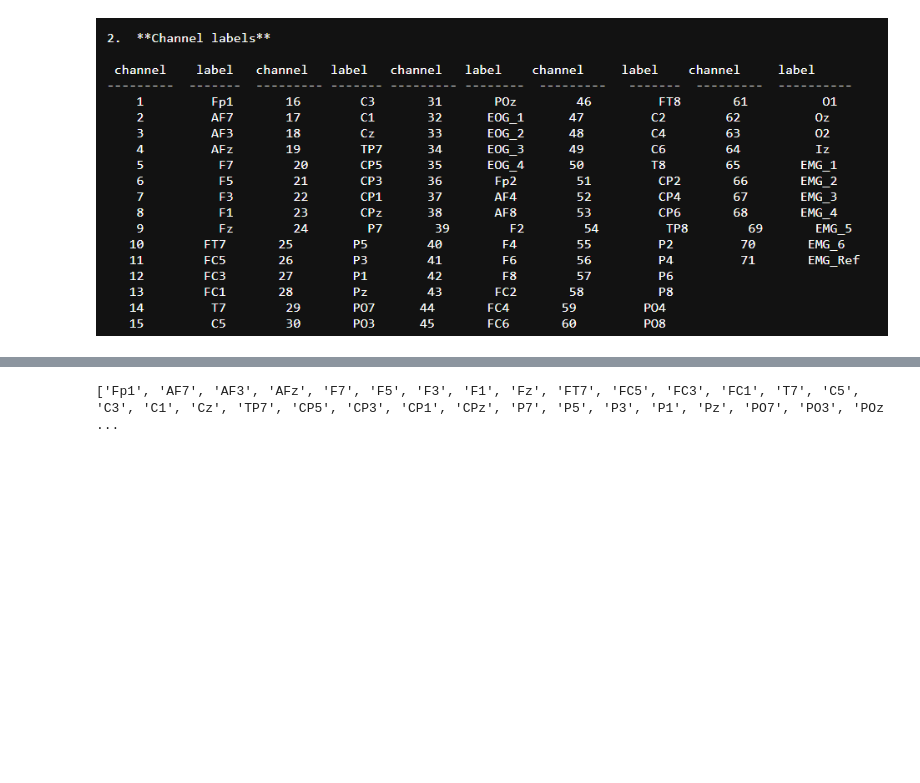
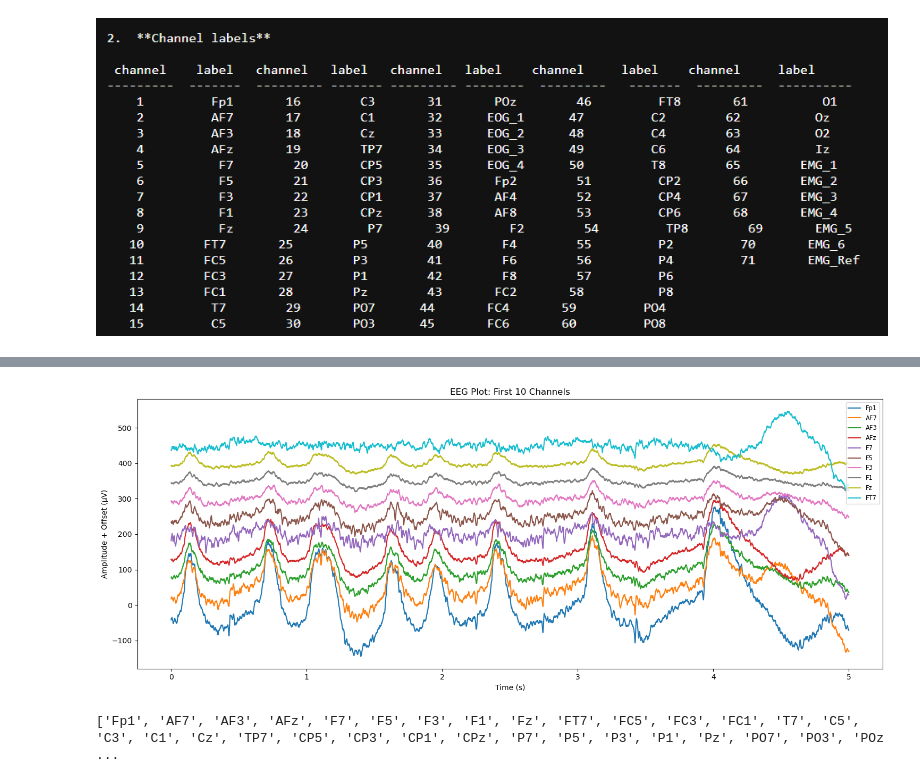
Before and after one commit to cepdnaclk/e19-4yp-Classification-of-Motor-Imagery-EEG-based-Tasks-for-Brain-Computer-Interfacing-Applications, a Jupyter notebook: code/Intra_Subject_MI_task_Classification.ipynb, the cells around one changed output, grey strips where cells are left out. Drawn from its saved outputs; the diff is of its cells as text; code cells hidden in the pictures; blank space fills up the shorter version.

```diff
--- a/code/Intra_Subject_MI_task_Classification.ipynb
+++ b/code/Intra_Subject_MI_task_Classification.ipynb
@@ -73,0 +81,31 @@ Using matplotlib as 2D backend.
+# %%
+import matplotlib.pyplot as plt
+import numpy as np
+
+def plot_raw_inline(raw, n_channels=10, duration_sec=5):
+    """
+    Plot the first n_channels from an MNE Raw object inline in Jupyter notebook.
+
+    Parameters:
+        raw (mne.io.Raw): The raw EEG data.
+        n_channels (int): Number of channels to plot.
+        duration_sec (int): Duration in seconds to display.
+    """
+    sfreq = int(raw.info['sfreq'])
+    n_samples = min(sfreq * duration_sec, raw.n_times)
+
+    data, times = raw[:n_channels, :n_samples]
+
+    plt.figure(figsize=(15, 6))
+    for i in range(n_channels):
+        plt.plot(times[:n_samples], data[i, :n_samples] * 1e6 + i * 50, label=raw.ch_names[i])  # µV + offset
+    plt.xlabel('Time (s)')
+    plt.ylabel('Amplitude + Offset (µV)')
+    plt.title(f'EEG Plot: First {n_channels} Channels')
+    plt.legend(loc='upper right', fontsize='small')
+    plt.tight_layout()
+    plt.show()
+
+plot_raw_inline(raw, n_channels=10, duration_sec=5)
+# %% [output]
+[figure, added]
```
Also changed, not shown: parts of 30 cells of this notebook, 5 other files.
